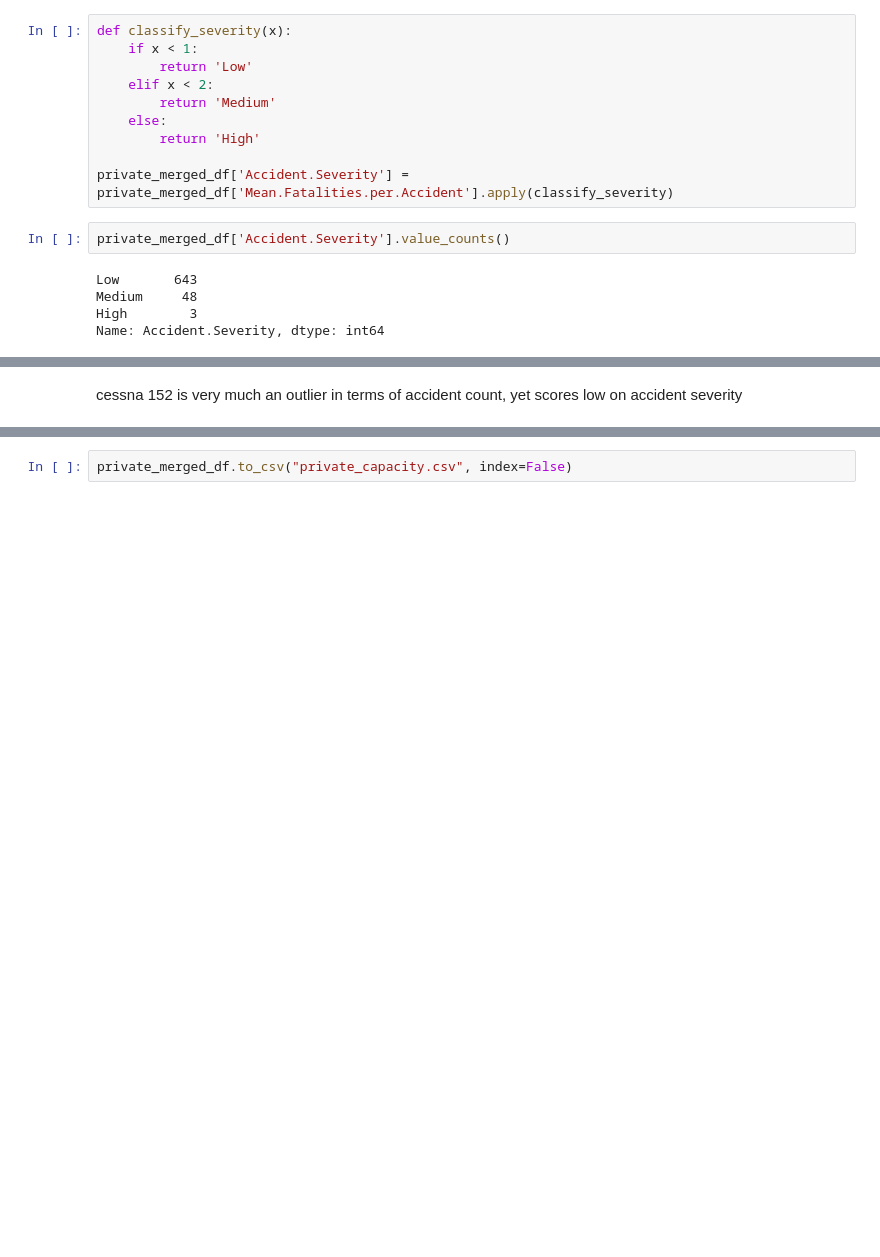
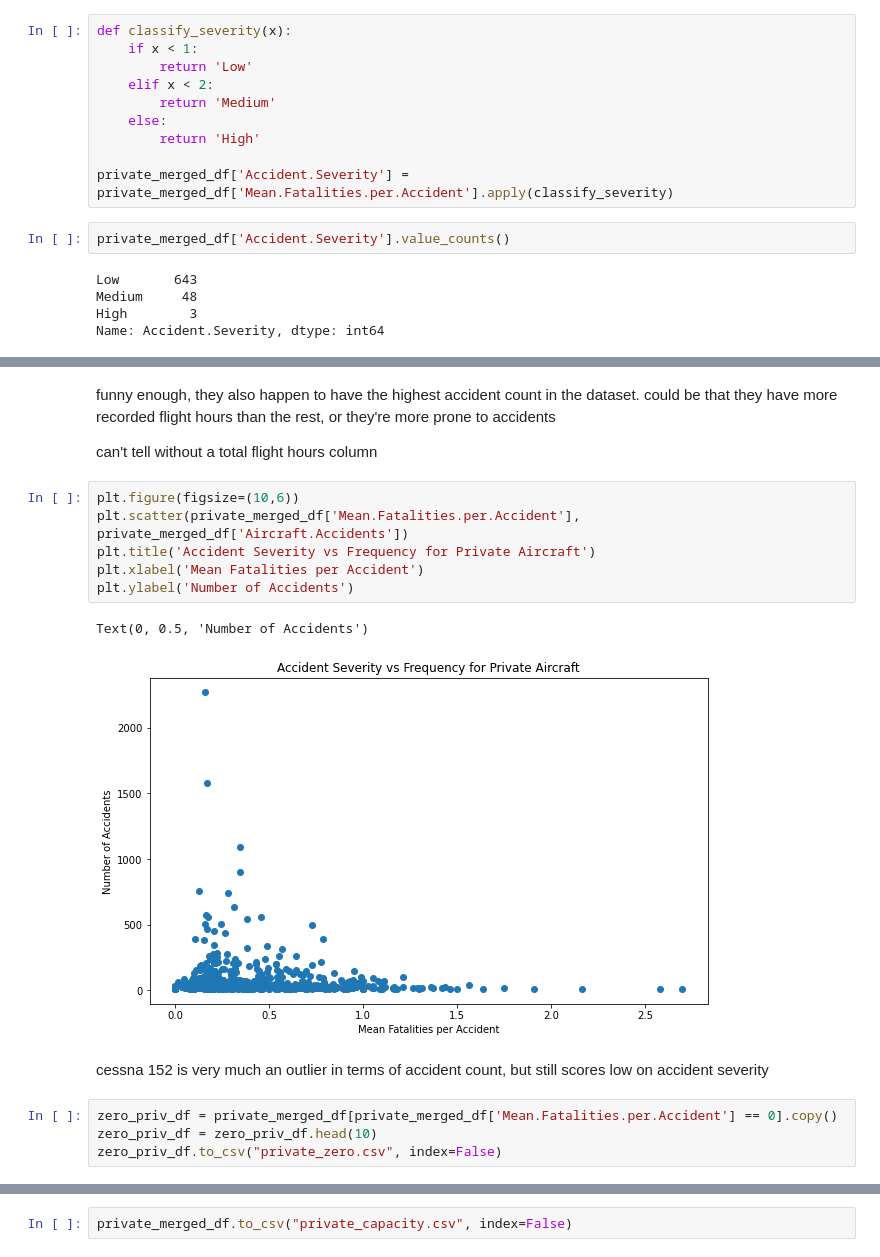
Before and after one commit to justmawi-dot/phaseONEproject, a Jupyter notebook: student.ipynb, the cells around one changed output, grey strips where cells are left out. Drawn from its saved outputs; the diff is of its cells as text; blank space fills up the shorter version.

```diff
--- a/student.ipynb
+++ b/student.ipynb
@@ -540,2 +584,19 @@ private_merged_df.sort_values('Aircraft.Accidents', ascending=False).head(10)
+# %% [markdown]
+funny enough, they also happen to have the highest accident count in the dataset. could be that they have more recorded flight hours than the rest, or they're more prone to accidents
+
+can't tell without a total flight hours column
+# %%
+plt.figure(figsize=(10,6))
+plt.scatter(private_merged_df['Mean.Fatalities.per.Accident'], private_merged_df['Aircraft.Accidents'])
+plt.title('Accident Severity vs Frequency for Private Aircraft')
+plt.xlabel('Mean Fatalities per Accident')
+plt.ylabel('Number of Accidents')
+# %% [output]
+Text(0, 0.5, 'Number of Accidents')
+[figure, added]
 # %% [markdown]
-cessna 152 is very much an outlier in terms of accident count, yet scores low on accident severity
+cessna 152 is very much an outlier in terms of accident count, but still scores low on accident severity
+# %%
+zero_priv_df = private_merged_df[private_merged_df['Mean.Fatalities.per.Accident'] == 0].copy()
+zero_priv_df = zero_priv_df.head(10)
+zero_priv_df.to_csv("private_zero.csv", index=False)
```
Also changed, not shown: parts of 26 cells of this notebook, 1 other file.
